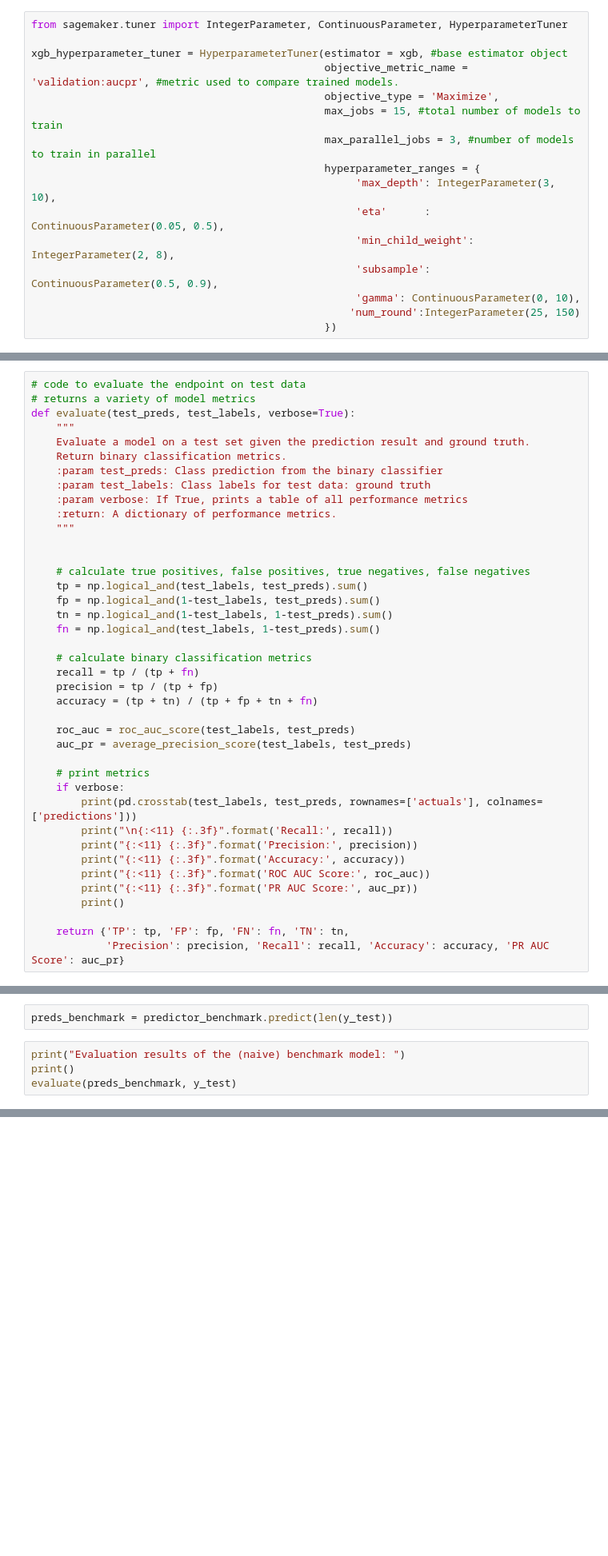
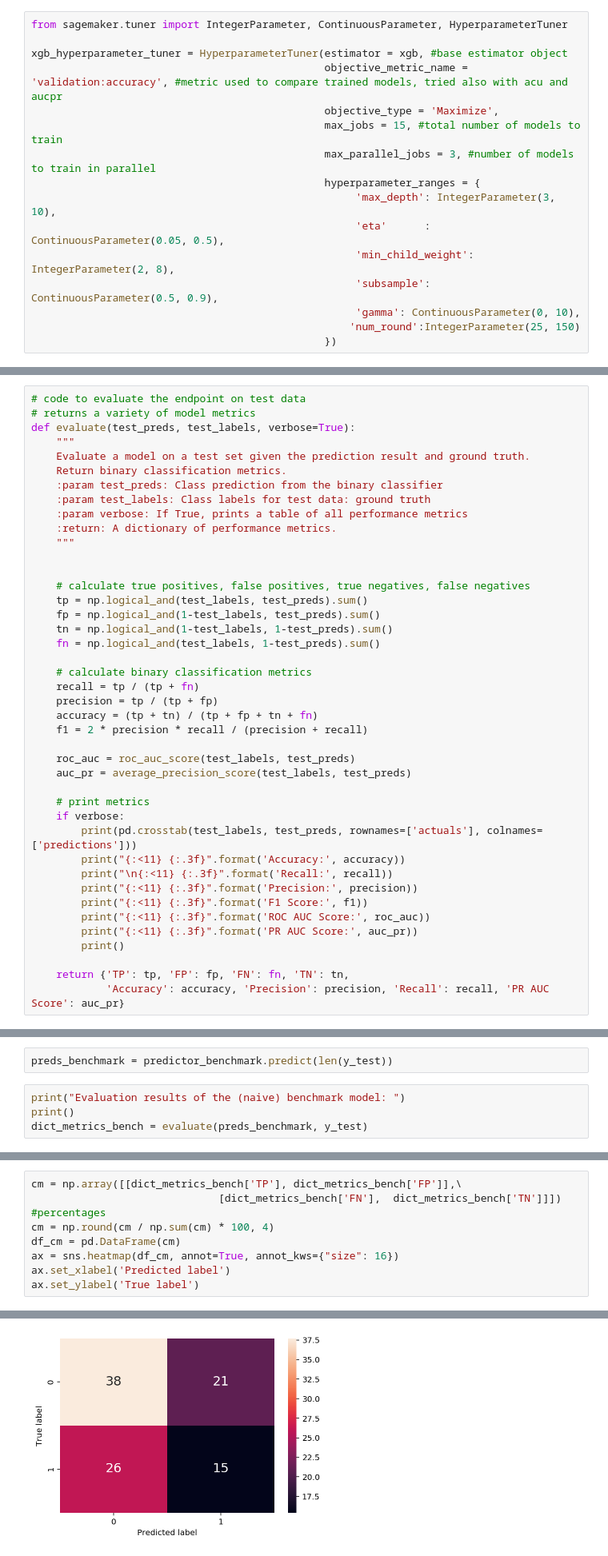
Before and after one commit to dvalps/starbucks-project, a Jupyter notebook: Model_Training.ipynb, the cells around one changed output, grey strips where cells are left out. Shown at 80% size. Saved outputs shown, nothing was run; the diff lists cells and outputs as text; blank space fills up the shorter version.

Commit message:
finalise ML model training notebook

```diff
--- a/Model_Training.ipynb
+++ b/Model_Training.ipynb
@@ -195,7 +184,7 @@ More on AUC PR: https://neptune.ai/blog/f1-score-accuracy-roc-auc-pr-auc#4
 from sagemaker.tuner import IntegerParameter, ContinuousParameter, HyperparameterTuner
 
 xgb_hyperparameter_tuner = HyperparameterTuner(estimator = xgb, #base estimator object
-                                               objective_metric_name = 'validation:aucpr', #metric used to compare trained models.
+                                               objective_metric_name = 'validation:accuracy', #metric used to compare trained models, tried also with acu and aucpr
                                                objective_type = 'Maximize',
                                                max_jobs = 15, #total number of models to train
                                                max_parallel_jobs = 3, #number of models to train in parallel
@@ -370,6 +361,7 @@ def evaluate(test_preds, test_labels, verbose=True):
     recall = tp / (tp + fn)
     precision = tp / (tp + fp)
     accuracy = (tp + tn) / (tp + fp + tn + fn)
+    f1 = 2 * precision * recall / (precision + recall)
 
     roc_auc = roc_auc_score(test_labels, test_preds)
     auc_pr = average_precision_score(test_labels, test_preds)
@@ -377,15 +369,16 @@ def evaluate(test_preds, test_labels, verbose=True):
     # print metrics
     if verbose:
         print(pd.crosstab(test_labels, test_preds, rownames=['actuals'], colnames=['predictions']))
+        print("{:<11} {:.3f}".format('Accuracy:', accuracy))
         print("\n{:<11} {:.3f}".format('Recall:', recall))
         print("{:<11} {:.3f}".format('Precision:', precision))
-        print("{:<11} {:.3f}".format('Accuracy:', accuracy))
+        print("{:<11} {:.3f}".format('F1 Score:', f1))
         print("{:<11} {:.3f}".format('ROC AUC Score:', roc_auc))
         print("{:<11} {:.3f}".format('PR AUC Score:', auc_pr))
         print()
 
     return {'TP': tp, 'FP': fp, 'FN': fn, 'TN': tn,
-            'Precision': precision, 'Recall': recall, 'Accuracy': accuracy, 'PR AUC Score': auc_pr}
+            'Accuracy': accuracy, 'Precision': precision, 'Recall': recall, 'PR AUC Score': auc_pr}
 # %% [markdown]
 First, let's evaluate our benchmark model.
 # %%
@@ -393,7 +386,7 @@ preds_benchmark = predictor_benchmark.predict(len(y_test))
 # %%
 print("Evaluation results of the (naive) benchmark model: ")
 print()
-evaluate(preds_benchmark, y_test)
+dict_metrics_bench = evaluate(preds_benchmark, y_test)
 # %% [output]
 Evaluation results of the (naive) benchmark model:
 
@@ -417,0 +415,10 @@ PR AUC Score: 0.640
+# %%
+cm = np.array([[dict_metrics_bench['TP'], dict_metrics_bench['FP']],\
+                              [dict_metrics_bench['FN'],  dict_metrics_bench['TN']]])
+#percentages
+cm = np.round(cm / np.sum(cm) * 100, 4)
+df_cm = pd.DataFrame(cm)
+ax = sns.heatmap(df_cm, annot=True, annot_kws={"size": 16})
+ax.set_xlabel('Predicted label')
+ax.set_ylabel('True label')
+# %% [output]
@@ -418,2 +426,3 @@ PR AUC Score: 0.640
+[figure, added]
 # %%
 # evaluate against what has been obtained from the deployed endpoint
```
Also changed, not shown: parts of 33 cells of this notebook.
